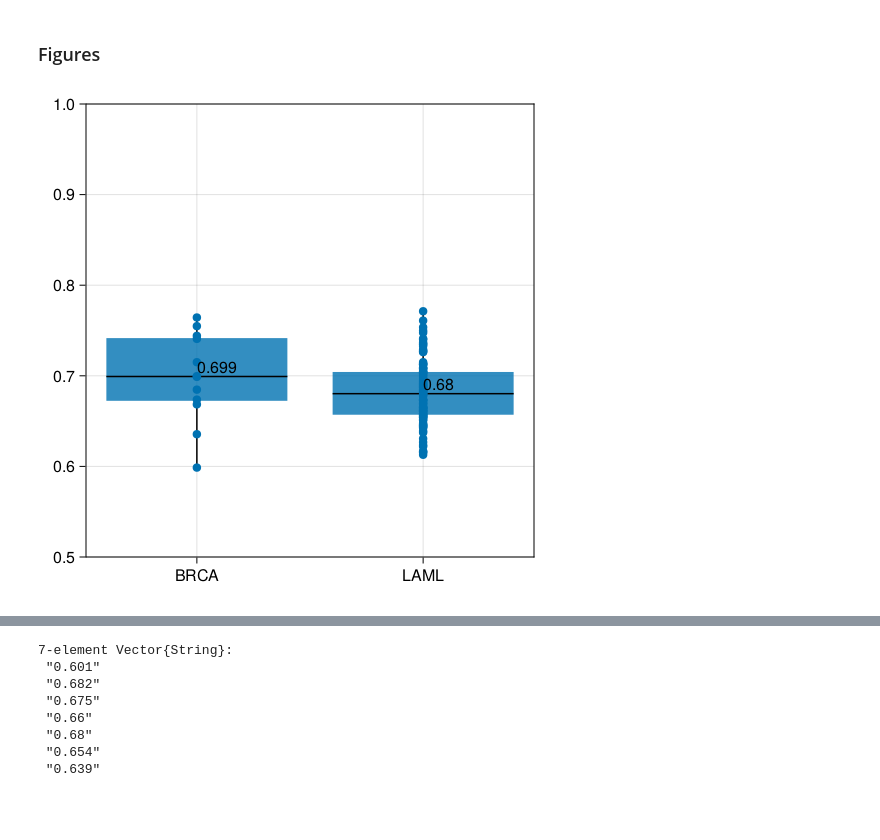
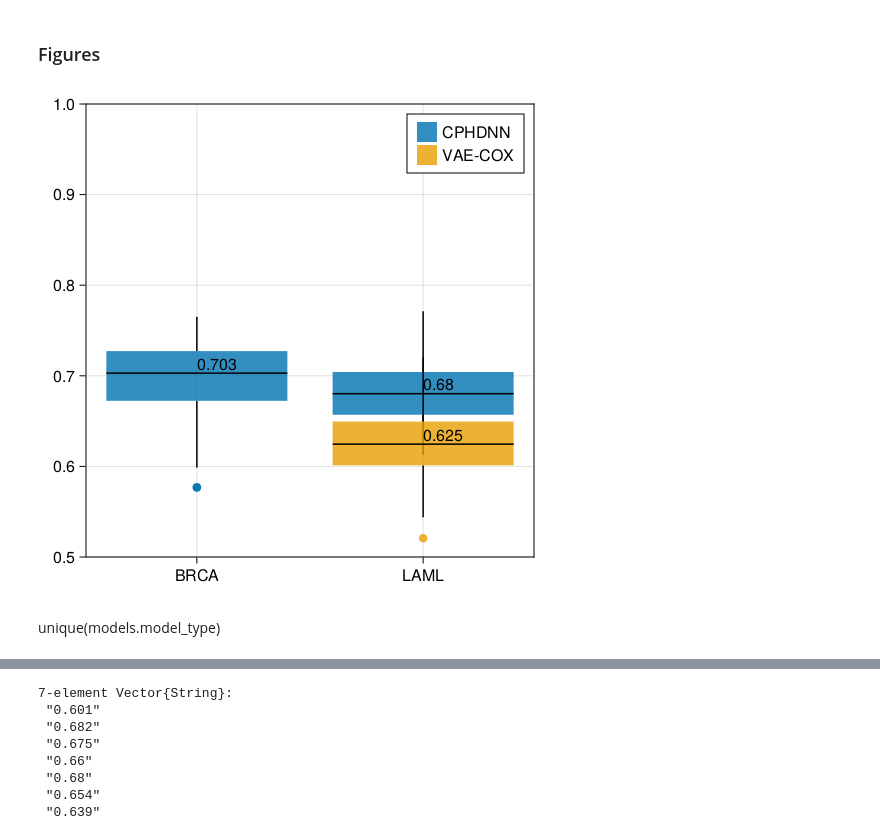
Before and after one commit to lemieux-lab/vae_cox, a Jupyter notebook: VAE_cox.ipynb, the cells around one changed output, grey strips where cells are left out. Cells and saved outputs as stored; diff of their text form; code cells hidden in the pictures; blank space fills up the shorter version.

```diff
--- a/VAE_cox.ipynb
+++ b/VAE_cox.ipynb
@@ -422,24 +422,27 @@ end
 
 df = gather_params("RES/");
 # %%
-cphdnn = df[df[:,"model_type"] .== "cphdnn_v5",:]
-cphdnn[cphdnn.dataset .!= "BRCA", "dataset"] .= "LAML"
+models= df[[x in ["cphdnn_v5", "vaecox_v4"] for x in df[:,"model_type"]],:]
+models[models.dataset .!= "BRCA", "dataset"] .= "LAML"
 #combine(groupby(cphdnn[:,["dataset", "cph_tst_c_ind"]], :dataset), :cph_tst_c_ind=>median)
-sorted_df = sort(cphdnn, :dataset)
+sorted_df = sort(models, :dataset)
 sorted_df = leftjoin(sorted_df, DataFrame(:id =>collect(1:length(unique(sorted_df.dataset))), :dataset =>unique(sorted_df.dataset)), on = :dataset)
 
 fig =  Figure(resolution = (512,512));
 ax = Axis(fig[1,1],
     xticks = (collect(1:length(unique(sorted_df.dataset))), unique(sorted_df.dataset)),
     limits = (nothing, nothing, 0.5, 1))
-boxplot!(ax, sorted_df.id, sorted_df[:,"cph_tst_c_ind"])
-scatter!(ax, sorted_df[:,"id"], sorted_df[:,"cph_tst_c_ind"])
-medians = combine(groupby(sorted_df[:,["id", "cph_tst_c_ind"]], :id), :cph_tst_c_ind=>median)
+boxplot!(ax, sorted_df.id[sorted_df.model_type .== "cphdnn_v5"], sorted_df[sorted_df.model_type .== "cphdnn_v5","cph_tst_c_ind"], label = "CPHDNN")
+boxplot!(ax, sorted_df.id[sorted_df.model_type .== "vaecox_v4"], sorted_df[sorted_df.model_type .== "vaecox_v4","cph_tst_c_ind"], label = "VAE-COX")
+#scatter!(ax, sorted_df[:,"id"], sorted_df[:,"cph_tst_c_ind"])
+medians = combine(groupby(sorted_df[:,["id", "model_type", "cph_tst_c_ind"]], ["id", "model_type"]), :cph_tst_c_ind=>median)
 text!(ax, medians.id, medians.cph_tst_c_ind_median, text= string.(round.(medians.cph_tst_c_ind_median, digits = 3)))
-
+axislegend(ax, position = :rt)
 fig
 # %% [output]
-[figure, old version]
+[figure, new version]
+# %% [markdown]
+unique(models.model_type)
 # %%
 sorted_df = sort(df, :model_type)
 sorted_df = leftjoin(sorted_df, DataFrame(:id =>collect(1:length(unique(sorted_df.model_type))), :model_type =>unique(sorted_df.model_type)), on = :model_type)
```
Also changed, not shown: parts of 1 cell of this notebook.
